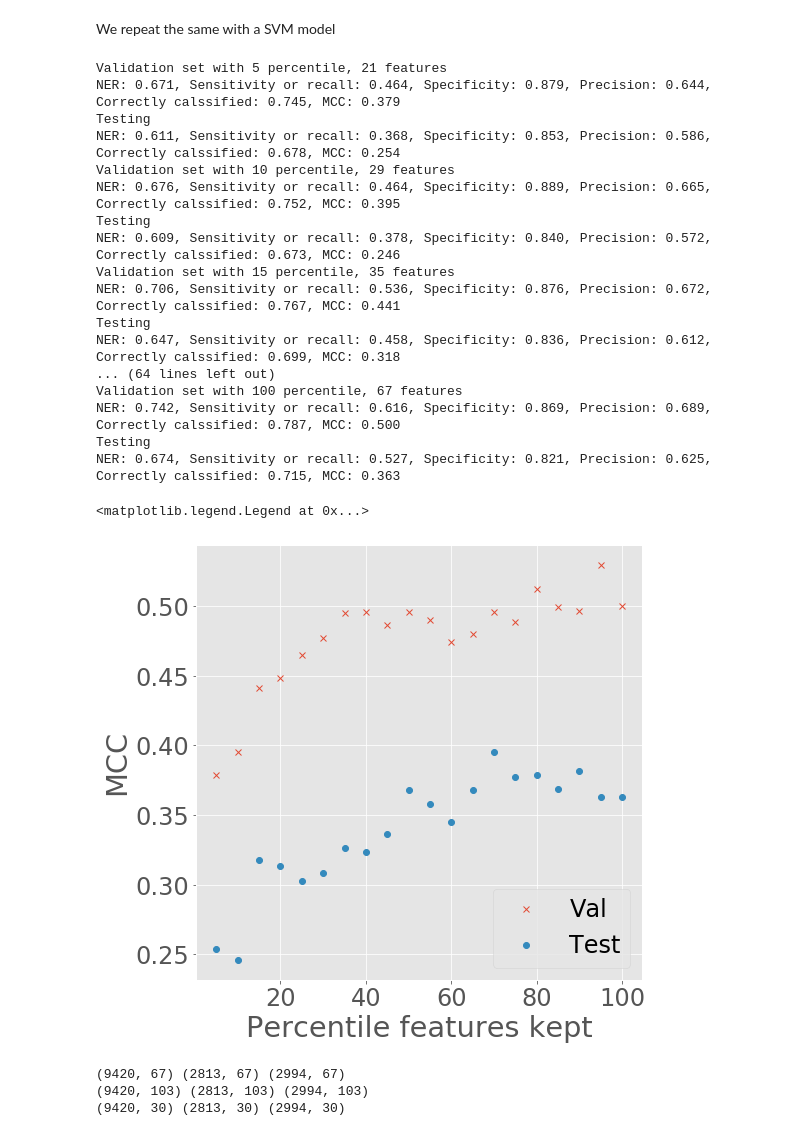
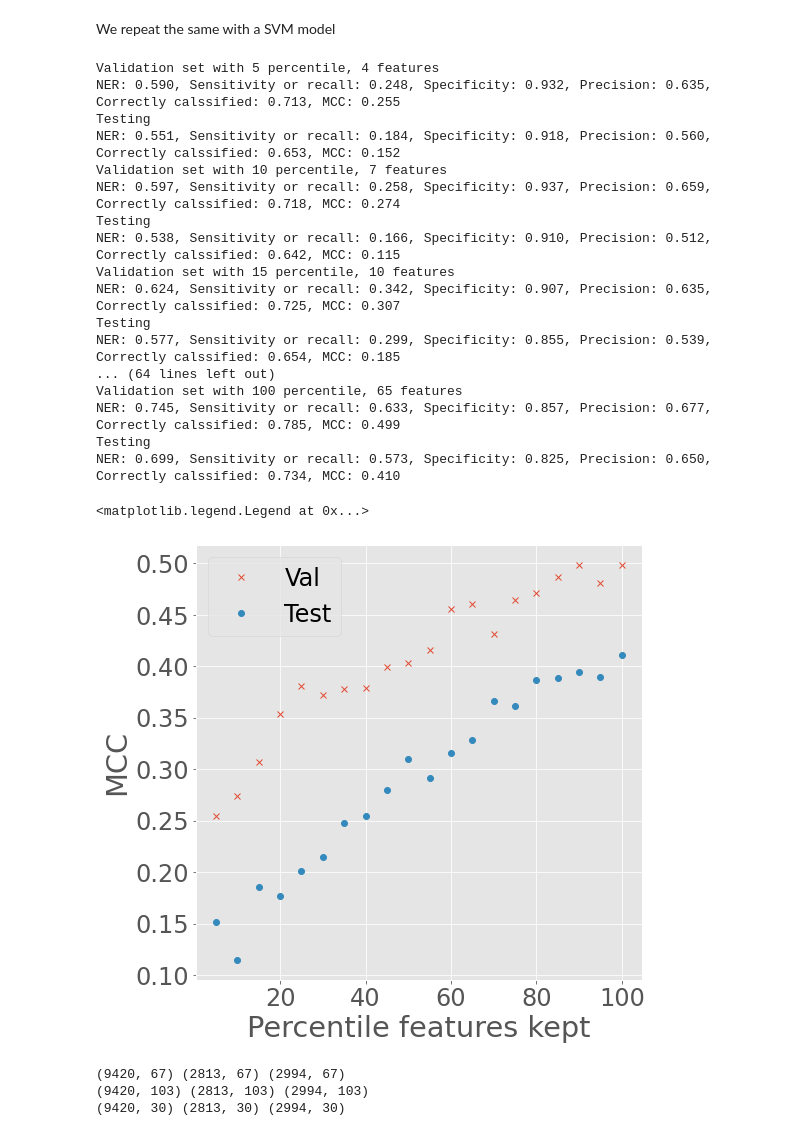
Before and after one commit to danielSoler93/drug_learning, a Jupyter notebook: drug_learning/2D/feature_selection_morgan.ipynb, the cells around one changed output. Saved outputs shown, nothing was run; the diff lists cells and outputs as text; code cells hidden in the pictures.

```diff
--- a/drug_learning/2D/feature_selection_morgan.ipynb
+++ b/drug_learning/2D/feature_selection_morgan.ipynb
@@ -368,18 +393,22 @@ MCC_test = []
 sel = VarianceThreshold(threshold=(0.1 * (1 - 0.1)))
 for percentile in percentiles:
     feat_select = SelectPercentile(chi2, percentile=percentile)
-    shared_reduced = feat_select.fit_transform(features_shared, labels_2c9)
-    only_2c9_reduced = feat_select.transform(features_only_2c9)
-    shared_reduced = sel.fit_transform(shared_reduced)
-    only_2c9_reduced = sel.transform(only_2c9_reduced)
-    train_data, val_data, train_labels, val_labels = train_test_split(shared_reduced, labels_2c9, stratify=labels_2c9)
-    N_BITS = train_data.shape[1]
+    feat_select.fit(features_shared, labels_2c9)
+    train_data_trans = feat_select.transform(train_data)
+    val_data_trans = feat_select.transform(val_data)
+    only_2c9_reduced_trans = feat_select.transform(features_only_2c9)
+    sel.fit(train_data_trans)
+
+    train_data_trans = sel.transform(train_data_trans)
+    val_data_trans = sel.transform(val_data_trans)
+    only_2c9_reduced_trans = sel.transform(only_2c9_reduced_trans)
+    N_BITS = train_data_trans.shape[1]
     model = generate_model(hidden_layers, neurons, dropout, opt, L2, N_BITS)
-    model.fit(train_data, train_labels, epochs=10, verbose=0)
+    model.fit(train_data_trans, train_labels, epochs=10, verbose=0)
     print(f"Validation set with {percentile} percentile, {N_BITS} features")
-    predictions = model.predict(val_data)
+    predictions = model.predict(val_data_trans)
     MCCs.append(print_metrics(predictions, val_labels))
     print("Testing")
-    predictions = model.predict(only_2c9_reduced)
+    predictions = model.predict(only_2c9_reduced_trans)
     MCC_test.append(print_metrics(predictions, labels_testing_2c9))
 # %% [output]
@@ -418,51 +493,55 @@ We repeat the same with a SVM model
 # %%
 percentiles = list(range(5,101,5))
 MCCs = []
 MCC_test = []
 sel = VarianceThreshold(threshold=(0.1 * (1 - 0.1)))
 for percentile in percentiles:
     feat_select = SelectPercentile(chi2, percentile=percentile)
-    shared_reduced = feat_select.fit_transform(features_shared, labels_2c9)
-    only_2c9_reduced = feat_select.transform(features_only_2c9)
-    shared_reduced = sel.fit_transform(shared_reduced)
-    only_2c9_reduced = sel.transform(only_2c9_reduced)
-    train_data, val_data, train_labels, val_labels = train_test_split(shared_reduced, labels_2c9, stratify=labels_2c9)
-    N_BITS = train_data.shape[1]
+    feat_select.fit(features_shared, labels_2c9)
+    train_data_trans = feat_select.transform(train_data)
+    val_data_trans = feat_select.transform(val_data)
+    only_2c9_reduced_trans = feat_select.transform(features_only_2c9)
+
+    sel.fit(train_data_trans)
+    train_data_trans = sel.transform(train_data_trans)
+    val_data_trans = sel.transform(val_data_trans)
+    only_2c9_reduced_trans = sel.transform(only_2c9_reduced_trans)
+    N_BITS = train_data_trans.shape[1]
     svm = SVC(C=8, kernel="rbf")
-    svm.fit(train_data, train_labels)
+    svm.fit(train_data_trans, train_labels)
     print(f"Validation set with {percentile} percentile, {N_BITS} features")
-    predictions = svm.predict(val_data)
+    predictions = svm.predict(val_data_trans)
     MCCs.append(print_metrics(predictions, val_labels))
     print("Testing")
-    predictions = svm.predict(only_2c9_reduced)
+    predictions = svm.predict(only_2c9_reduced_trans)
     MCC_test.append(print_metrics(predictions, labels_testing_2c9))
 
 plt.figure(figsize=(8,8))
 plt.plot(percentiles, MCCs, 'x', label="Val")
 plt.plot(percentiles, MCC_test, 'o', label="Test")
 plt.ylabel("MCC")
 plt.xlabel("Percentile features kept")
 plt.legend()
 # %% [output]
-Validation set with 5 percentile, 21 features
-NER: 0.671, Sensitivity or recall: 0.464, Specificity: 0.879, Precision: 0.644, Correctly calssified: 0.745, MCC: 0.379
+Validation set with 5 percentile, 4 features
+NER: 0.590, Sensitivity or recall: 0.248, Specificity: 0.932, Precision: 0.635, Correctly calssified: 0.713, MCC: 0.255
 Testing
-NER: 0.611, Sensitivity or recall: 0.368, Specificity: 0.853, Precision: 0.586, Correctly calssified: 0.678, MCC: 0.254
-Validation set with 10 percentile, 29 features
-NER: 0.676, Sensitivity or recall: 0.464, Specificity: 0.889, Precision: 0.665, Correctly calssified: 0.752, MCC: 0.395
+NER: 0.551, Sensitivity or recall: 0.184, Specificity: 0.918, Precision: 0.560, Correctly calssified: 0.653, MCC: 0.152
+Validation set with 10 percentile, 7 features
+NER: 0.597, Sensitivity or recall: 0.258, Specificity: 0.937, Precision: 0.659, Correctly calssified: 0.718, MCC: 0.274
 Testing
-NER: 0.609, Sensitivity or recall: 0.378, Specificity: 0.840, Precision: 0.572, Correctly calssified: 0.673, MCC: 0.246
-Validation set with 15 percentile, 35 features
-NER: 0.706, Sensitivity or recall: 0.536, Specificity: 0.876, Precision: 0.672, Correctly calssified: 0.767, MCC: 0.441
+NER: 0.538, Sensitivity or recall: 0.166, Specificity: 0.910, Precision: 0.512, Correctly calssified: 0.642, MCC: 0.115
+Validation set with 15 percentile, 10 features
+NER: 0.624, Sensitivity or recall: 0.342, Specificity: 0.907, Precision: 0.635, Correctly calssified: 0.725, MCC: 0.307
 Testing
-NER: 0.647, Sensitivity or recall: 0.458, Specificity: 0.836, Precision: 0.612, Correctly calssified: 0.699, MCC: 0.318
+NER: 0.577, Sensitivity or recall: 0.299, Specificity: 0.855, Precision: 0.539, Correctly calssified: 0.654, MCC: 0.185
 ... (64 lines left out)
-Validation set with 100 percentile, 67 features
-NER: 0.742, Sensitivity or recall: 0.616, Specificity: 0.869, Precision: 0.689, Correctly calssified: 0.787, MCC: 0.500
+Validation set with 100 percentile, 65 features
+NER: 0.745, Sensitivity or recall: 0.633, Specificity: 0.857, Precision: 0.677, Correctly calssified: 0.785, MCC: 0.499
 Testing
-NER: 0.674, Sensitivity or recall: 0.527, Specificity: 0.821, Precision: 0.625, Correctly calssified: 0.715, MCC: 0.363
+NER: 0.699, Sensitivity or recall: 0.573, Specificity: 0.825, Precision: 0.650, Correctly calssified: 0.734, MCC: 0.410
 <matplotlib.legend.Legend at 0x...>
-[figure, old version]
+[figure, new version]
 # %%
 print(features_shared.shape, features_only_2c9.shape, features_only_3a4.shape)
 print(shared_reduced.shape, only_2c9_reduced.shape, only_3a4_reduced.shape)
```
Also changed, not shown: parts of 22 cells of this notebook, 4 other files.
